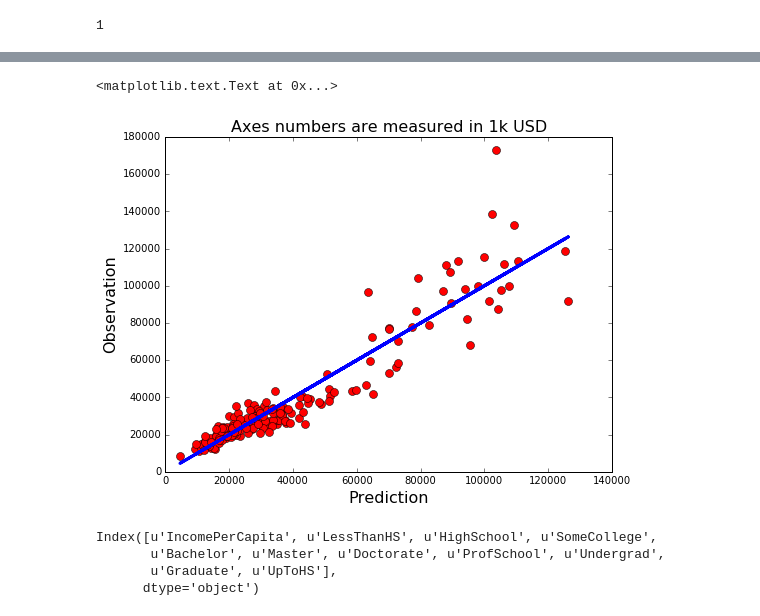
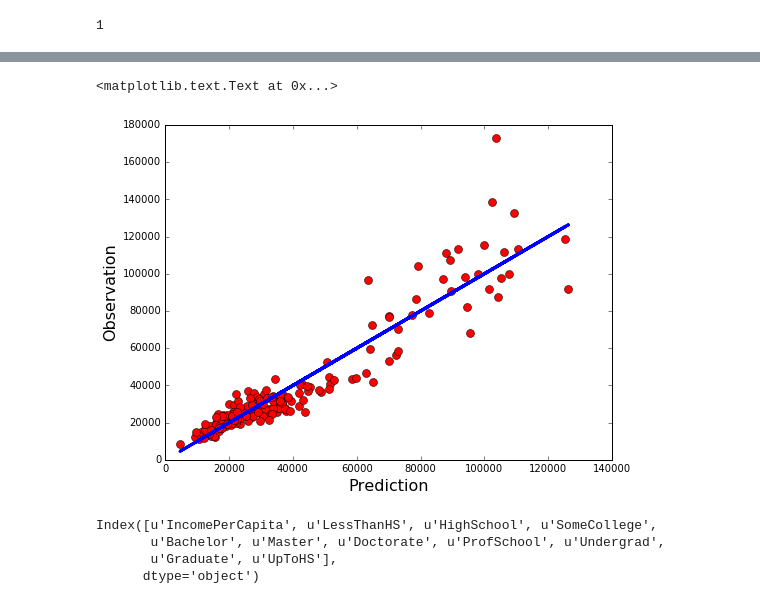
Before and after one commit to Fomyther/ADS_2016, a Jupyter notebook: Lab/Session03_Practice_Solution.ipynb, the cells around one changed output, grey strips where cells are left out. Cells and saved outputs as stored; diff of their text form; code cells hidden in the pictures.

```diff
--- a/Lab/Session03_Practice_Solution.ipynb
+++ b/Lab/Session03_Practice_Solution.ipynb
@@ -324,16 +341,15 @@ Warnings:
 # %%
 lmy = lm2.predict(data2)   # Calculate the predicted value
 plt.figure(figsize = (8,6))
 plt.plot(lmy,data2.IncomePerCapita,'or', markersize = 8) # Plot the observed value, linestyle = 'or'
-plt.plot(lmy,lmy,'-b', linewidth = 3)                           # Plot the predicted value
+plt.plot(lmy,lmy,'-b', linewidth = 3)                    # Plot the predicted value
 
 # Plot setting
 plt.xlabel('Prediction', fontsize = 16)
 plt.ylabel('Observation', fontsize = 16)
-plt.title('Axes numbers are measured in 1k USD', fontsize = 16)
 # %% [output]
 <matplotlib.text.Text at 0x...>
-[figure, old version]
+[figure, new version]
 # %%
 # For comparison purpose, let's run the regression with the original categorizations (leave out "LessThanHS")
 # %%
```
Also changed, not shown: parts of 35 cells of this notebook.
